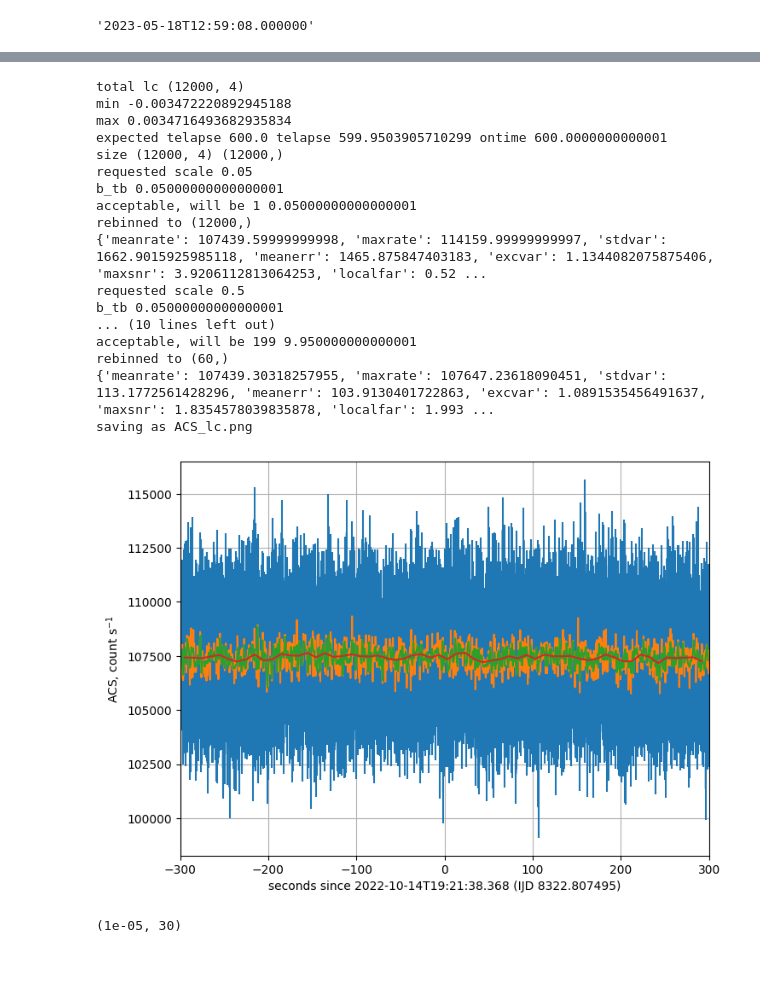
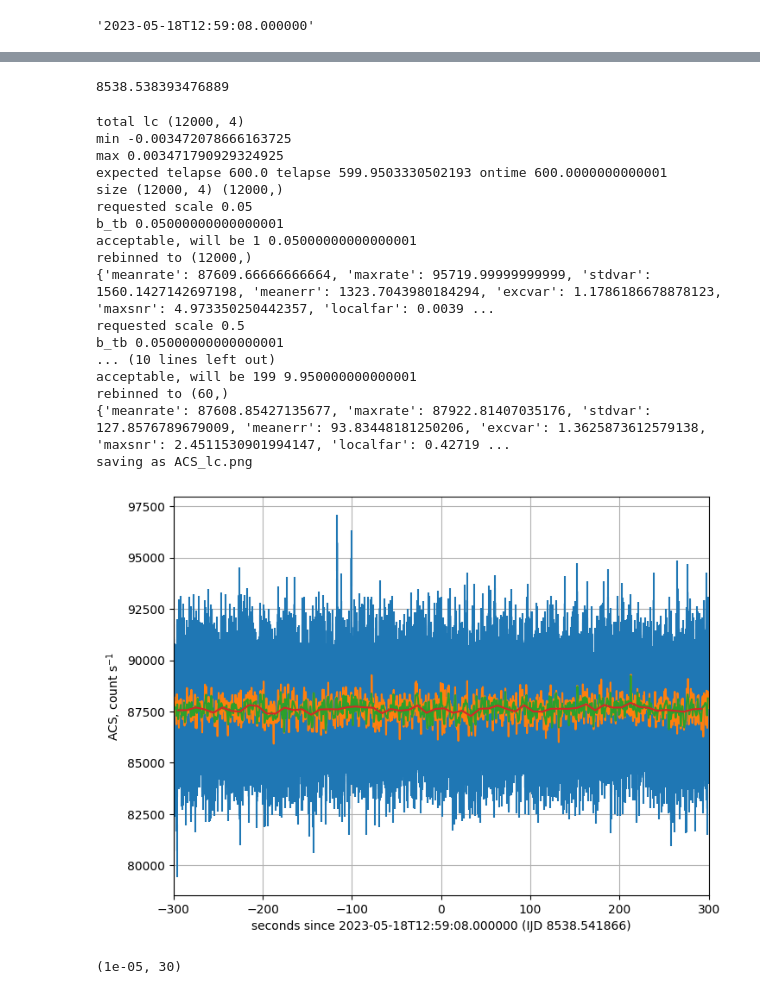
Before and after one commit to volodymyrss/integral_lvk, a Jupyter notebook: integralallsky.ipynb, the cells around one changed output, grey strips where cells are left out. Saved outputs shown, nothing was run; the diff lists cells and outputs as text; code cells hidden in the pictures; blank space fills up the shorter version.

```diff
--- a/integralallsky.ipynb
+++ b/integralallsky.ipynb
@@ -21,11 +21,11 @@ RA=293.732
 Dec=21.8967222
 tstart_rel_mseconds=300.0
 tstop_rel_seconds=300.0
-t0_utc="2023-05-18T12:59:08.000000" # hard x-ray
+t0_utc="2023-05-18T12:59:08.000000"
 # t0_utc=Time(Time("2022-10-14T19:21:47").mjd - 8.632259375000002/24/3600, format='mjd').isot.replace(" ", "T") # hard x-ray
 # t0_utc="2022-10-14T19:21:47"
-rt=1
-# nrt=1
+# rt=1
+nrt=1
 arc=0
 required_completeness=0.6
 mode="scw" # scw|rt|arc
@@ -172,6 +188,20 @@ import time
 
 #                 time.sleep(30)
 #                 break
+# %%
+import requests
+
+
+if rt == 1:
+    r = requests.get(f"https://www.astro.unige.ch/mmoda/dispatch-data/gw/integralhk/api/v1.0/rtlc/{t0_utc}/{tstop_rel_seconds}?json")
+    lc = np.array(r.json()['data'])
+    lcs['ACS'] = np.vstack([lc[:,1], lc[:,1] * 0 + 0.05, lc[:,0]]).T
+# %%
+# lcs['ACS']
+
+lcs['ACS'][:,0].min()
+# %% [output]
+8538.538393476889
 # %%
 summary = dict()
 
@@ -207,8 +237,10 @@ for n, lc in lcs.items():
 
     print("expected telapse", expected_telapse, "telapse", telapse, "ontime", ontime)
 
-    if ontime / expected_telapse < required_completeness:
-        raise Exception("data not available: exected %.5lg elapsed %.5lg ontime %.5lg"%(expected_telapse, telapse, ontime))
+    if float(ontime) / expected_telapse < required_completeness:
+        raise Exception("data not available: exected %.5lg elapsed %.5lg ontime %.5lg completeness %s requireed %s"%(
+            expected_telapse, telapse, ontime,
+            ontime / expected_telapse, required_completeness))
 
     lc_summary = dict()
     summary[n.replace("/","_")]=lc_summary
@@ -273,39 +305,39 @@ for n, lc in lcs.items():
 
 
     #tight_layout()
     pylab.grid()
 
     pylab.xlim(-tstart_rel_mseconds, tstop_rel_seconds)
     #pylab.axhspan(0,10,alpha=0.2,color="red")
     #pylab.axhspan(10,15,alpha=0.2,color="green")
     #pylab.axhspan(15,20,alpha=0.2,color="blue")
     pylab.ylabel(n+", count s$^{-1}$")
     #ylim([0,50])
     pylab.xlabel("seconds since %s (IJD %.10lg)"%(t0_utc, t0_ijd))
 
     fn=n.replace("/","_") + "_lc.png"
     pylab.savefig(fn)
     print("saving as",fn)
     break
 # %% [output]
 total lc (12000, 4)
-min -0.003472220892945188
-max 0.0034716493682935834
-expected telapse 600.0 telapse 599.9503905710299 ontime 600.0000000000001
+min -0.003472078666163725
+max 0.003471790929324925
+expected telapse 600.0 telapse 599.9503330502193 ontime 600.0000000000001
 size (12000, 4) (12000,)
 requested scale 0.05
 b_tb 0.05000000000000001
 acceptable, will be 1 0.05000000000000001
 rebinned to (12000,)
-{'meanrate': 107439.59999999998, 'maxrate': 114159.99999999997, 'stdvar': 1662.9015925985118, 'meanerr': 1465.875847403183, 'excvar': 1.1344082075875406, 'maxsnr': 3.9206112813064253, 'localfar': 0.52 ...
+{'meanrate': 87609.66666666664, 'maxrate': 95719.99999999999, 'stdvar': 1560.1427142697198, 'meanerr': 1323.7043980184294, 'excvar': 1.1786186678878123, 'maxsnr': 4.973350250442357, 'localfar': 0.0039 ...
 requested scale 0.5
 b_tb 0.05000000000000001
 ... (10 lines left out)
 acceptable, will be 199 9.950000000000001
 rebinned to (60,)
-{'meanrate': 107439.30318257955, 'maxrate': 107647.23618090451, 'stdvar': 113.1772561428296, 'meanerr': 103.9130401722863, 'excvar': 1.0891535456491637, 'maxsnr': 1.8354578039835878, 'localfar': 1.993 ...
+{'meanrate': 87608.85427135677, 'maxrate': 87922.81407035176, 'stdvar': 127.8576789679009, 'meanerr': 93.83448181250206, 'excvar': 1.3625873612579138, 'maxsnr': 2.4511530901994147, 'localfar': 0.42719 ...
 saving as ACS_lc.png
-[figure, old version]
+[figure, new version]
 # %%
 # below S/N of 4 FAR is determined primarily by poisson, above - by spikes
 
```
Also changed, not shown: parts of 16 cells of this notebook, 5 other files.
